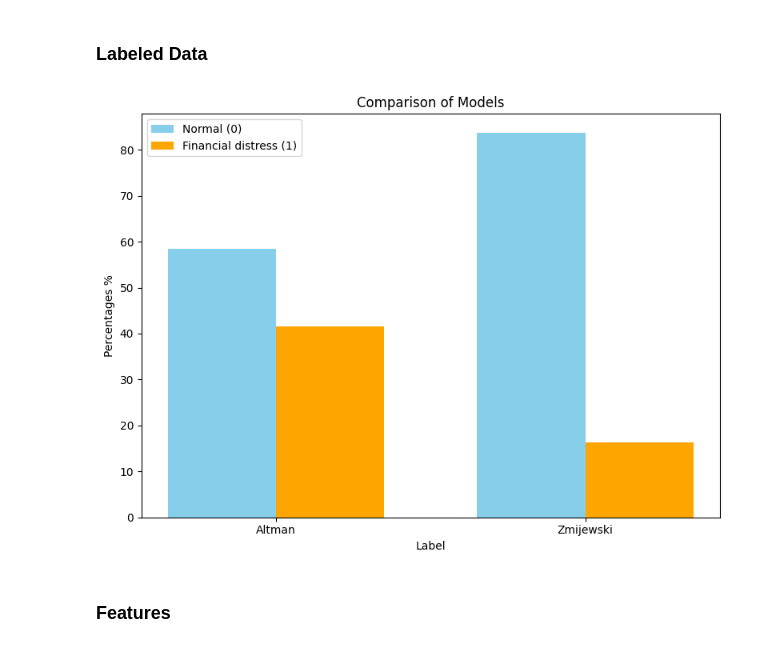
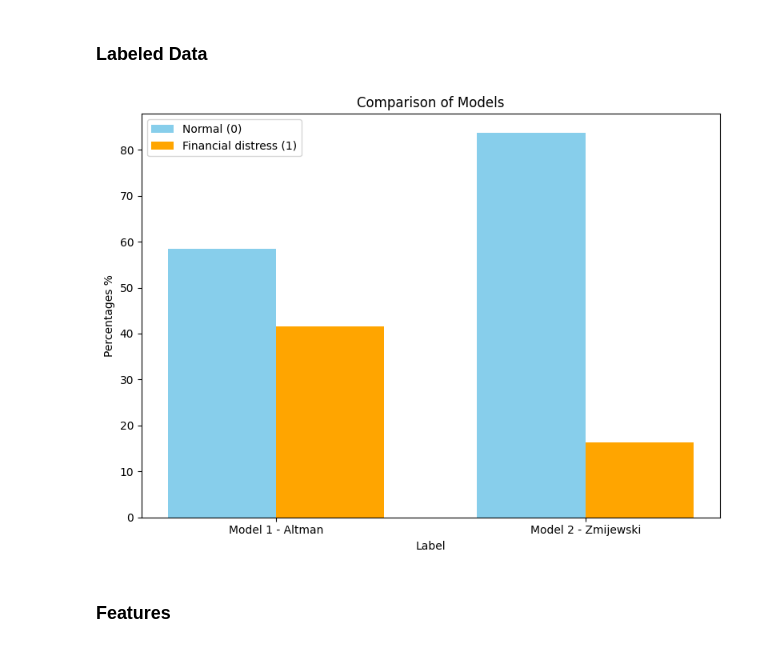
Before and after one commit to Hewhoipia/Financial-Distress-Prediction-for-Enterprises, a Jupyter notebook: FD_Example.ipynb, the cells around one changed output. Drawn from its saved outputs; the diff is of its cells as text; code cells hidden in the pictures.

Commit message:
modeling

```diff
--- a/FD_Example.ipynb
+++ b/FD_Example.ipynb
@@ -611,35 +627,35 @@ summary_nonfin_df.to_csv(f'csv/summary_nonfin_sector.csv',index=True)
 # %% [markdown]
 ### Labeled Data
 # %%
-counts_1 = FD_iden_df['model1'].value_counts()
-counts_2 = FD_iden_df['model2'].value_counts()
+counts_1 = FD_iden_df['Model 1 - Altman'].value_counts()
+counts_2 = FD_iden_df['Model 2 - Zmijewski'].value_counts()
 percentages_1 = (counts_1 / counts_1.sum()) * 100
 percentages_2 = (counts_2 / counts_2.sum()) * 100
 
 summary_iden_df = pd.DataFrame({'Model 1 - Altman': percentages_1, 'Model 2 - Zmijewski': percentages_2})
 fig, ax = plt.subplots(figsize=(8, 6))
 bar_width = 0.35
-index = ['Altman', 'Zmijewski']
+index = FD_iden_df.columns
 x = range(len(index))
 
 bar1 = ax.bar(index, summary_iden_df.loc[0], bar_width, label='Normal (0)', color='skyblue')
 bar2 = ax.bar([i + bar_width for i in x], summary_iden_df.loc[1], bar_width, label='Financial distress (1)', color='orange')
 
 ax.set_xlabel('Label')
 ax.set_ylabel('Percentages %')
 ax.set_title('Comparison of Models')
 ax.set_xticks([i + bar_width / 2 for i in x])
 ax.set_xticklabels(index)
 ax.legend()
 
 plt.tight_layout()
 plt.show()
 
 summary_iden_df.insert(0, 'Label', ['Normal', 'Financial distress'])
 summary_iden_df.set_index(['Label'], inplace=True)
 summary_iden_df.to_csv(f'csv/summary_iden.csv',index=True)
 # %% [output]
-[figure, old version]
+[figure, new version]
 # %% [markdown]
 ### Features
 # %% [markdown]
```
Also changed, not shown: parts of 14 cells of this notebook, 2 other files.
